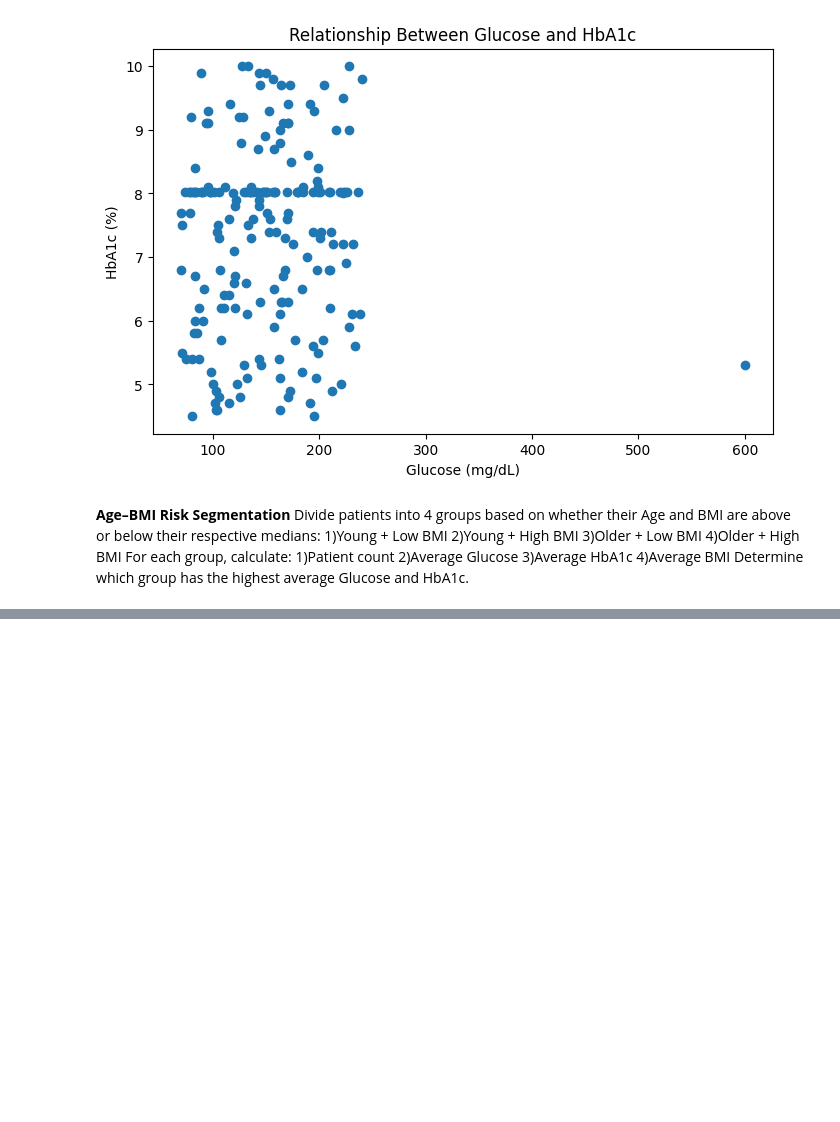
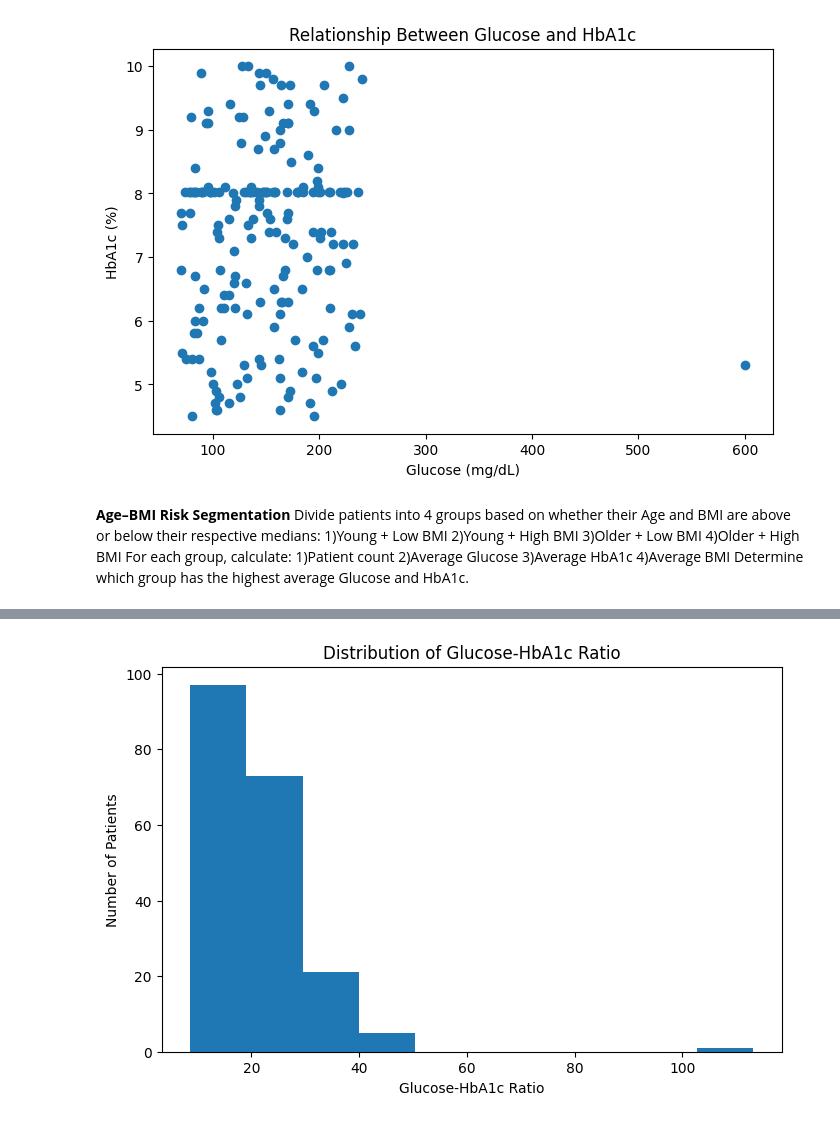
Before and after one commit to asmaanjum0910-sketch/data-science-60-days, a Jupyter notebook: Datascience.ipynb, the cells around one changed output, grey strips where cells are left out. Saved outputs shown, nothing was run; the diff lists cells and outputs as text; code cells hidden in the pictures; blank space fills up the shorter version.

```diff
--- a/Datascience.ipynb
+++ b/Datascience.ipynb
@@ -2800,0 +2806,72 @@ Young + Low BMI             50  146.080000    50  7.473200    50  23.912000
+# %%
+import matplotlib.pyplot as plt
+
+# 1. Create Glucose-HbA1c Ratio
+df['Glucose_HbA1c_Ratio'] = (
+    df['Glucose_mg_dL'] / df['HbA1c']
+)
+
+# 2. Top 10 patients with highest ratio
+top_10_ratio = df.sort_values(
+    by='Glucose_HbA1c_Ratio',
+    ascending=False
+).head(10)
+
+print("Top 10 Patients with Highest Glucose-HbA1c Ratio:")
+print(
+    top_10_ratio[
+        ['Patient_ID', 'Age', 'Gender',
+         'Glucose_mg_dL', 'HbA1c',
+         'Glucose_HbA1c_Ratio']
+    ]
+)
+
+
+# 3. Bottom 10 patients with lowest ratio
+bottom_10_ratio = df.sort_values(
+    by='Glucose_HbA1c_Ratio',
+    ascending=True
+).head(10)
+
+print("\nBottom 10 Patients with Lowest Glucose-HbA1c Ratio:")
+print(
+    bottom_10_ratio[
+        ['Patient_ID', 'Age', 'Gender',
+         'Glucose_mg_dL', 'HbA1c',
+         'Glucose_HbA1c_Ratio']
+    ]
+)
+
+
+# 4. Average ratio by Gender
+gender_ratio = df.groupby('Gender')[
+    'Glucose_HbA1c_Ratio'
+].mean().round(2)
+
+print("\nAverage Glucose-HbA1c Ratio by Gender:")
+print(gender_ratio)
+
+
+# 5. Average ratio by Age Group
+age_ratio = df.groupby('Age_Group', observed=True)[
+    'Glucose_HbA1c_Ratio'
+].mean().round(2)
+
+print("\nAverage Glucose-HbA1c Ratio by Age Group:")
+print(age_ratio)
+
+
+# 6. Histogram
+plt.figure(figsize=(8, 5))
+
+plt.hist(
+    df['Glucose_HbA1c_Ratio'],
+    bins=10
+)
+
+plt.title('Distribution of Glucose-HbA1c Ratio')
+plt.xlabel('Glucose-HbA1c Ratio')
+plt.ylabel('Number of Patients')
+
+plt.show()
+# %% [output]
@@ -2800,0 +2895 @@ Young + Low BMI             50  146.080000    50  7.473200    50  23.912000
+[figure, added]
```
Also changed, not shown: parts of 6 cells of this notebook.
